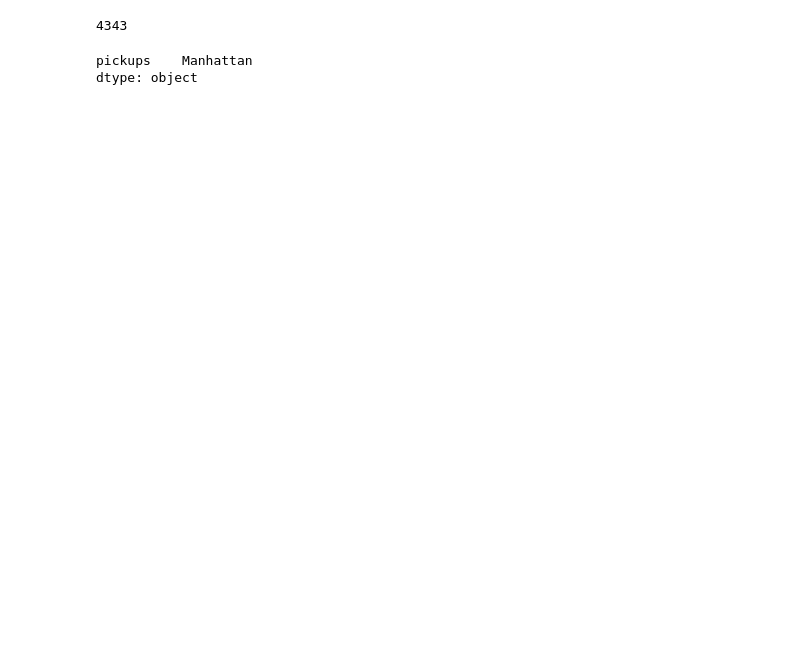
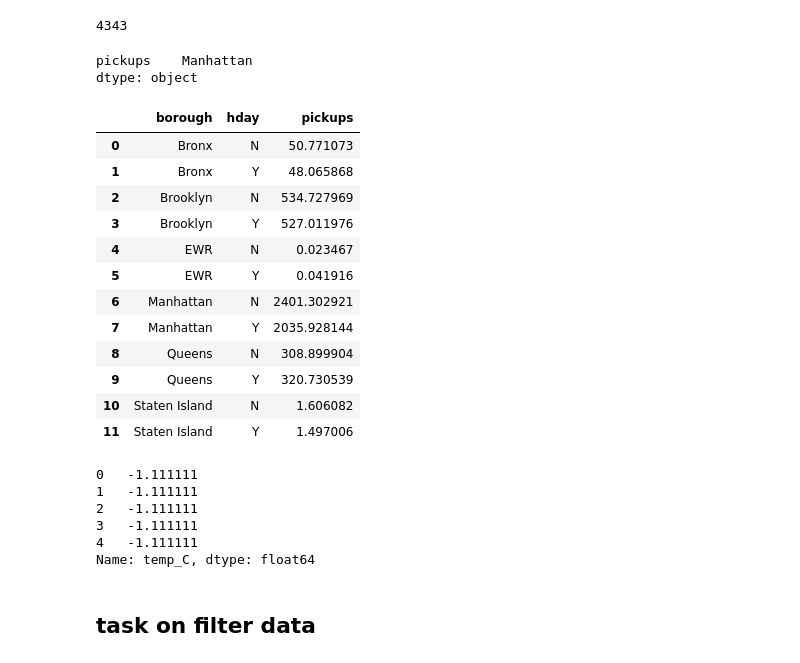
Before and after one commit to Stynic/train_ml_math, a Jupyter notebook: pandas/train_by_course_demo_analysis_data_karpov/simple_train_with_pandas.ipynb, the cells around one changed output. Drawn from its saved outputs; the diff is of its cells as text; code cells hidden in the pictures; blank space fills up the shorter version.

```diff
--- a/pandas/train_by_course_demo_analysis_data_karpov/simple_train_with_pandas.ipynb
+++ b/pandas/train_by_course_demo_analysis_data_karpov/simple_train_with_pandas.ipynb
@@ -418,3 +427,22 @@ min_pickups = (taxi
  .groupby('borough')
  .agg({'pickups': 'sum'})
  .idxmin())
+# %%
+# need to group by holiday
+(taxi
+ .groupby(['borough', 'hday'], as_index=False)
+ .agg({'pickups': 'mean'}))
+# %% [output]
+|  | borough | hday | pickups |
+| 0 | Bronx | N | 50.771073 |
+| 1 | Bronx | Y | 48.065868 |
+| 2 | Brooklyn | N | 534.727969 |
+| 3 | Brooklyn | Y | 527.011976 |
+| 4 | EWR | N | 0.023467 |
+| 5 | EWR | Y | 0.041916 |
+| 6 | Manhattan | N | 2401.302921 |
+| 7 | Manhattan | Y | 2035.928144 |
+| 8 | Queens | N | 308.899904 |
+| 9 | Queens | Y | 320.730539 |
+| 10 | Staten Island | N | 1.606082 |
+| 11 | Staten Island | Y | 1.497006 |
@@ -420,0 +455,17 @@ min_pickups = (taxi
+# %%
+# need to create function for calculation tempreture to celcius
+
+def temp_to_celcius(data):
+    return ((data - 32) * 5) / 9
+
+taxi['temp_C'] = temp_to_celcius(taxi['temp'])
+taxi['temp_C'][:5]
+# %% [output]
+0   -1.111111
+1   -1.111111
+2   -1.111111
+3   -1.111111
+4   -1.111111
+Name: temp_C, dtype: float64
+# %% [markdown]
+## task on filter data
```
Also changed, not shown: parts of 19 cells of this notebook, 2 other files.
